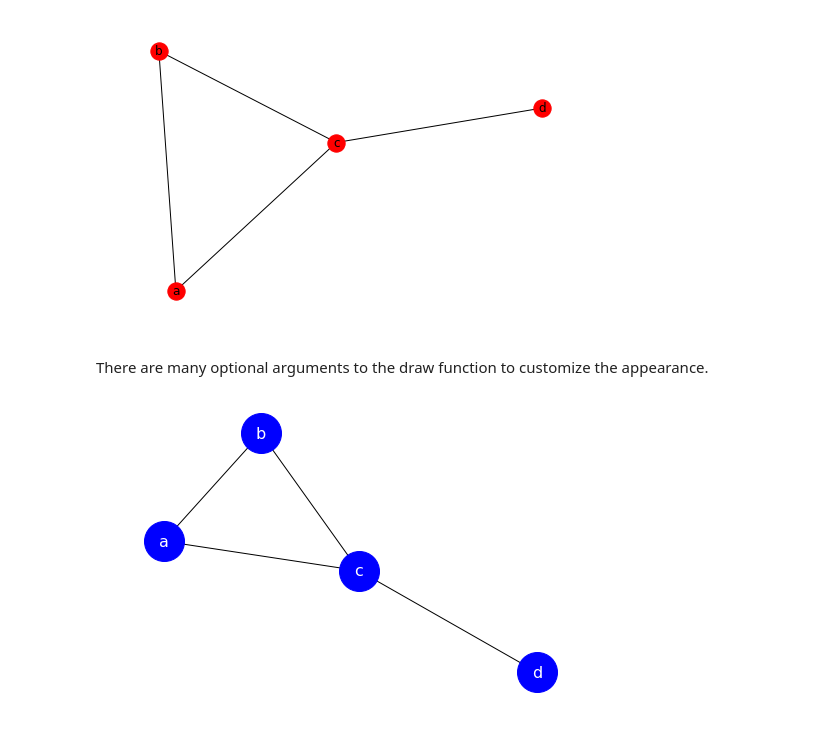
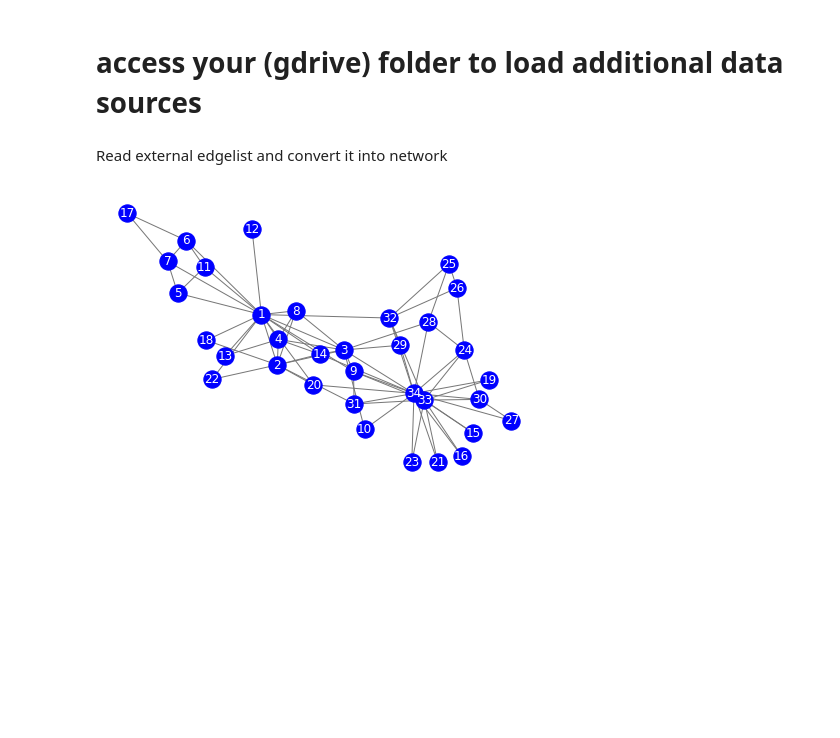
Before and after one commit to maxstollmayer/network_course, a Jupyter notebook: tutorials/Tutorial0.ipynb, the cells around one changed output. Drawn from its saved outputs; the diff is of its cells as text; code cells hidden in the pictures; blank space fills up the shorter version.

```diff
--- a/tutorials/Tutorial0.ipynb
+++ b/tutorials/Tutorial0.ipynb
@@ -33,36 +9,22 @@ nx.__version__
-# %%
-# a "plain" graph is undirected
-G = nx.Graph()
-
-# give each a node a 'name', which is a letter in this case.
-G.add_node('a')
-
-# the add_nodes_from method allows adding nodes from a sequence, in this case a list
-nodes_to_add = ['b', 'c', 'd']
-G.add_nodes_from(nodes_to_add)
-
-# add edge from 'a' to 'b'
-# since this graph is undirected, the order doesn't matter here
-G.add_edge('a', 'b')
-
-# just like add_nodes_from, we can add edges from a sequence
-# edges should be specified as 2-tuples
-edges_to_add = [('a', 'c'), ('b', 'c'), ('c', 'd')]
-G.add_edges_from(edges_to_add)
-
-# draw the graph
-nx.draw(G, with_labels=True)
-# %% [output]
-[figure, removed]
-# %% [markdown]
-There are many optional arguments to the draw function to customize the appearance.
+# %% [markdown]
+# access your (gdrive) folder to load additional data sources
+# %%
+# for colab
+# path = '/content/gdrive/My Drive/<your_gdrivefolder>/data/'
+# for local storage
+path = '../data/'
+# %% [markdown]
+Read external edgelist and convert it into network
 # %%
+G = nx.read_edgelist(path + 'karate_elist.txt')
+
 nx.draw(G,
         with_labels=True,
         node_color='blue',
-        node_size=1600,
+        edge_color='#777777',
+        node_size=300,
         font_color='white',
-        font_size=16,
+        font_size=12,
         )
 # %% [output]
-[figure, old version]
+[figure, new version]
```
Also changed, not shown: parts of 11 cells of this notebook, 43 other files.
